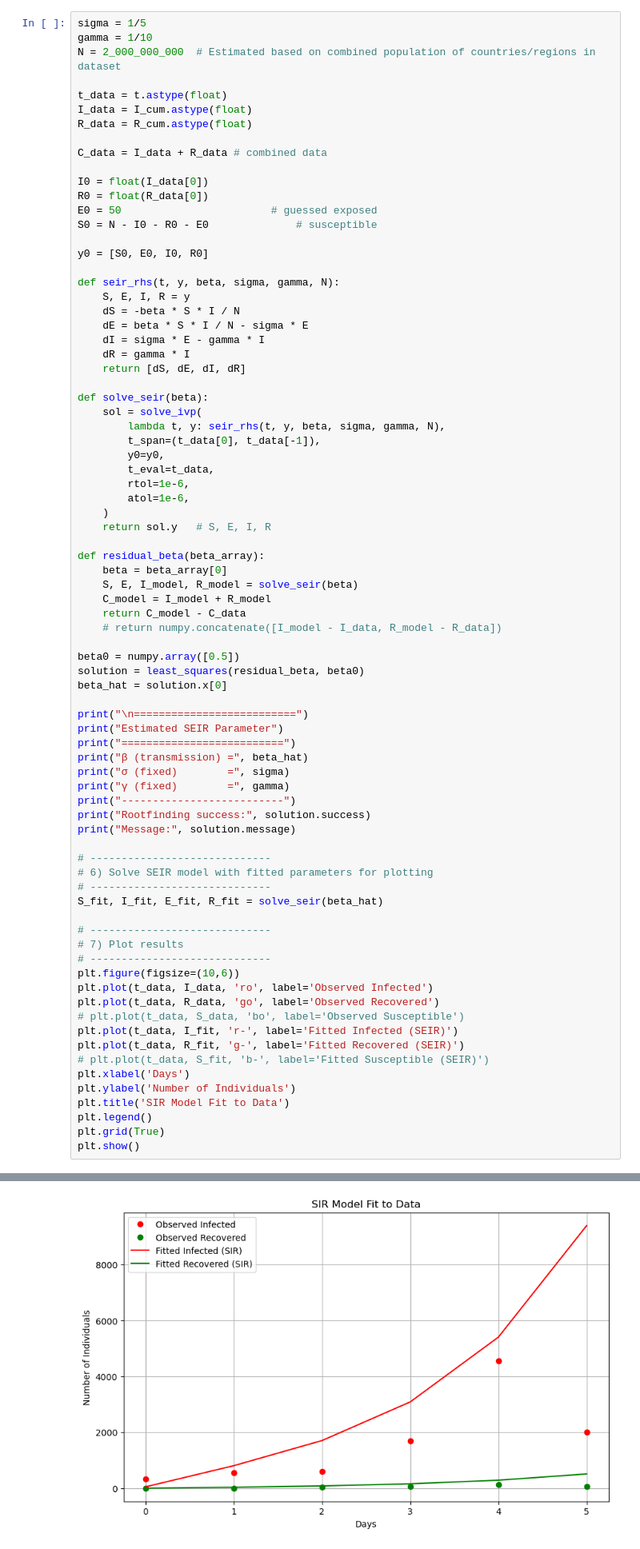
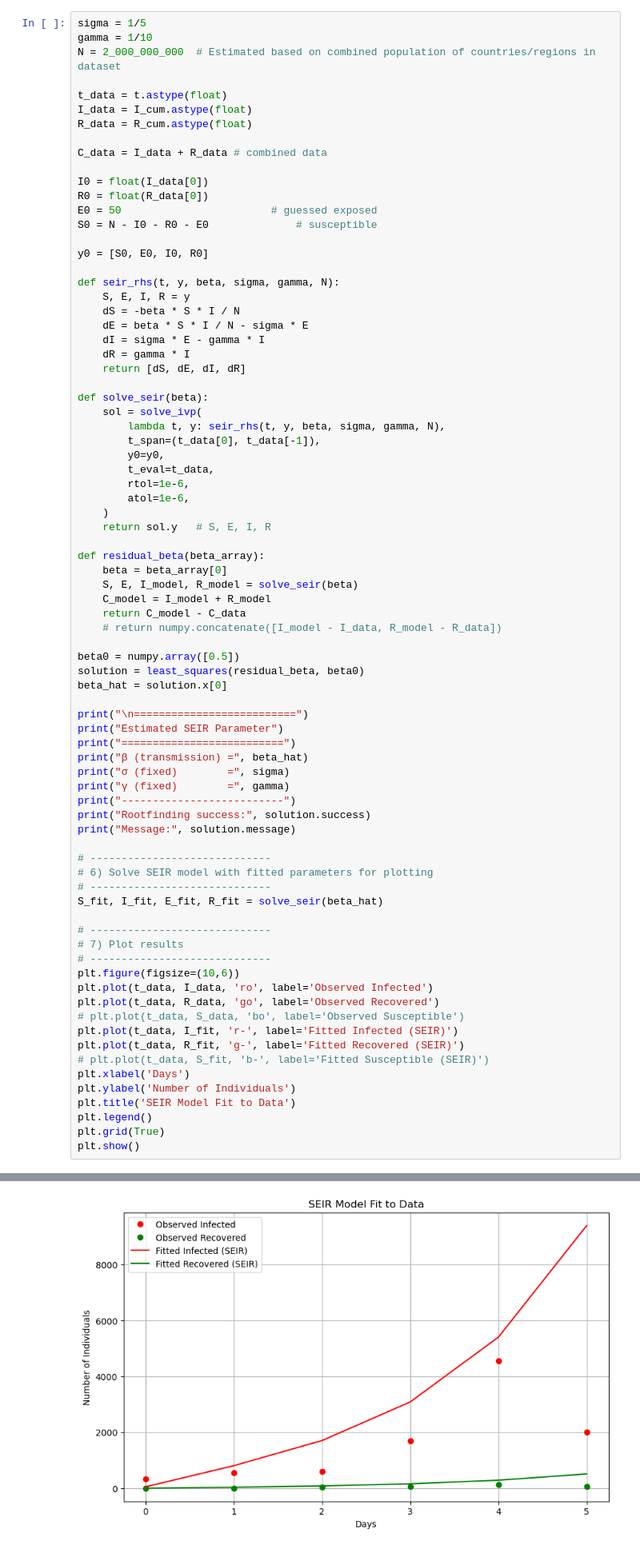
Before and after one commit to carlykiang/apma4300-disease-modeling, a Jupyter notebook: project.ipynb, the cells around one changed output, grey strips where cells are left out. Shown at 80% size. Drawn from its saved outputs; the diff is of its cells as text.

```diff
--- a/project.ipynb
+++ b/project.ipynb
@@ -719,35 +721,35 @@ print("Message:", solution.message)
 # -----------------------------
 # 6) Solve SEIR model with fitted parameters for plotting
 # -----------------------------
 S_fit, I_fit, E_fit, R_fit = solve_seir(beta_hat)
 
 # -----------------------------
 # 7) Plot results
 # -----------------------------
 plt.figure(figsize=(10,6))
 plt.plot(t_data, I_data, 'ro', label='Observed Infected')
 plt.plot(t_data, R_data, 'go', label='Observed Recovered')
 # plt.plot(t_data, S_data, 'bo', label='Observed Susceptible')
 plt.plot(t_data, I_fit, 'r-', label='Fitted Infected (SEIR)')
 plt.plot(t_data, R_fit, 'g-', label='Fitted Recovered (SEIR)')
 # plt.plot(t_data, S_fit, 'b-', label='Fitted Susceptible (SEIR)')
 plt.xlabel('Days')
 plt.ylabel('Number of Individuals')
-plt.title('SIR Model Fit to Data')
+plt.title('SEIR Model Fit to Data')
 plt.legend()
 plt.grid(True)
 plt.show()
 # %% [output]
 ==========================
 Estimated SEIR Parameter
 ==========================
 β (transmission) = 2.4372304897897714
 σ (fixed)        = 0.2
 γ (fixed)        = 0.1
 --------------------------
 Rootfinding success: True
 Message: `ftol` termination condition is satisfied.
-[figure, old version]
+[figure, new version]
 # %% [markdown]
 The parameter set $\beta = 2.437$, $\sigma = 0.2$, and $\gamma = 0.1$ implies epidemic dynamics that are substantially more aggressive than what is typically associated with early COVID-19. The fixed incubation rate $\sigma = 0.2$ corresponds to a latent period of $1/\sigma = 5$ days, which is reasonable for COVID-like diseases. Likewise, fixing the recovery rate at $\gamma = 0.1$ assumes an infectious period of $1/\gamma = 10$ days, well within biologically plausible bounds. However, the transmission rate $\beta = 2.437$ is extremely large relative to these fixed values. In an SEIR model, the basic reproduction number is given by $R_0 = \beta / \gamma$, so this parameter set yields
 $$
```
Also changed, not shown: parts of 29 cells of this notebook, 1 other file.
